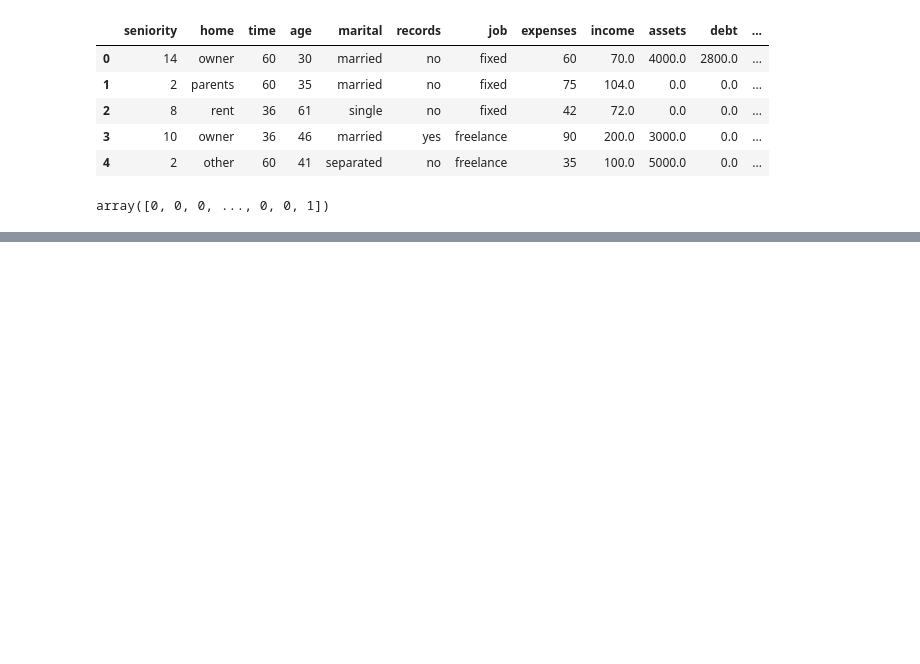
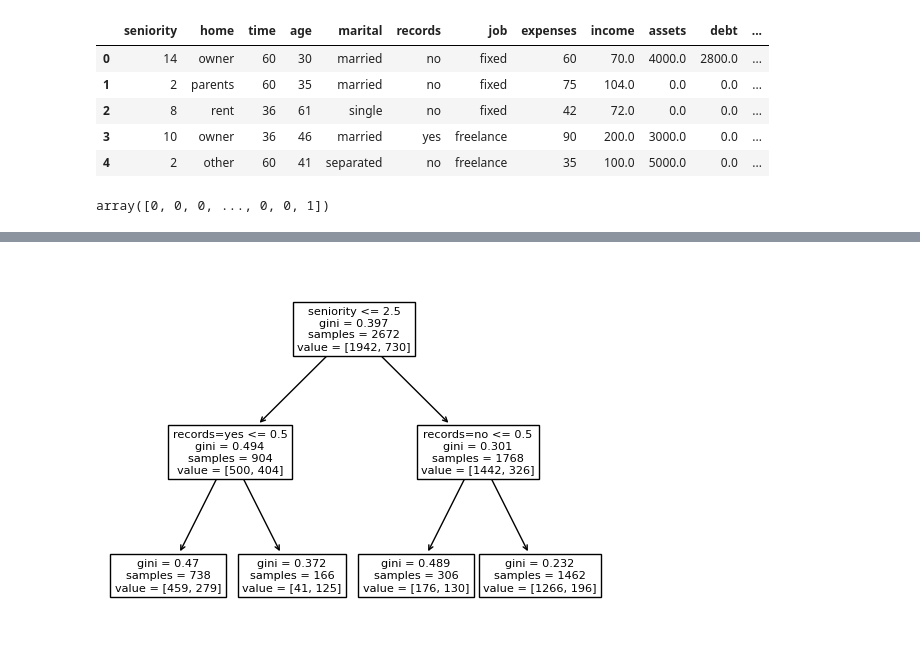
Before and after one commit to a-kravets/Data-Analytics-Projects, a Jupyter notebook: Credit Risk Scoring/credit_risk_scoring.ipynb, the cells around one changed output, grey strips where cells are left out. Cells and saved outputs as stored; diff of their text form; code cells hidden in the pictures; blank space fills up the shorter version.

Commit message:
adding baseline decision tree model

```diff
--- a/Credit Risk Scoring/credit_risk_scoring.ipynb
+++ b/Credit Risk Scoring/credit_risk_scoring.ipynb
@@ -232,0 +240,11 @@ array([0, 0, 0, ..., 0, 0, 1])
+# %%
+# perform one-hot encoding for training dataset
+
+train_dicts = df_train.fillna(0).to_dict(orient='records')
+dv = DictVectorizer(sparse=False)
+X_train = dv.fit_transform(train_dicts)
+# %%
+# train the training dataset
+
+dt = DecisionTreeClassifier()
+dt.fit(X_train, y_train)
@@ -232,0 +274,5 @@ array([0, 0, 0, ..., 0, 0, 1])
+# %%
+# we may generalize model by limiting max depth of the tree
+
+dt = DecisionTreeClassifier(max_depth=2)
+dt.fit(X_train, y_train)
@@ -232,0 +309,9 @@ array([0, 0, 0, ..., 0, 0, 1])
+# %%
+# another way of visualing of the tree
+
+from sklearn.tree import plot_tree
+
+plt.figure()
+plot_tree(dt, max_depth=2, feature_names=dv.get_feature_names_out().tolist());
+# %% [output]
+[figure, added]
```
Also changed, not shown: parts of 9 cells of this notebook.
